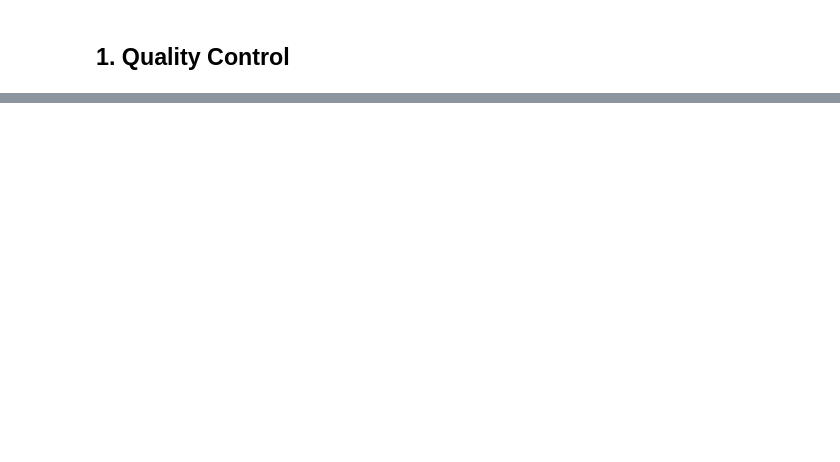
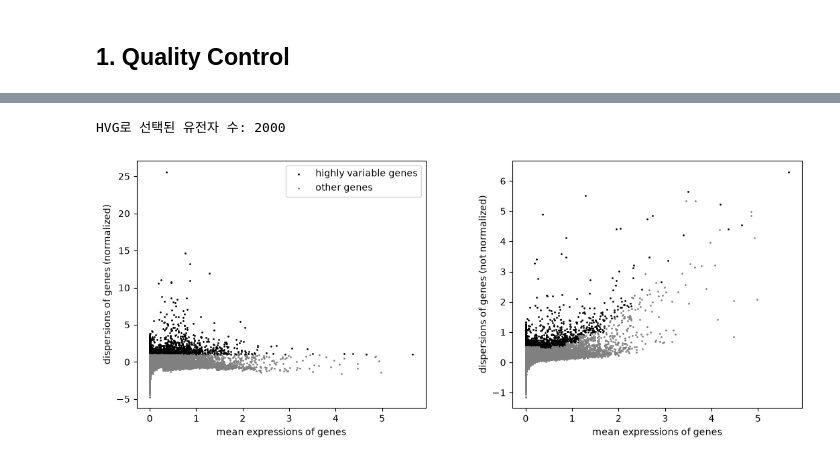
Before and after one commit to wooCuler/Spatial-TME-Toolkit, a Jupyter notebook: notebooks/visium_analysis.ipynb, the cells around one changed output, grey strips where cells are left out. Drawn from its saved outputs; the diff is of its cells as text; code cells hidden in the pictures; blank space fills up the shorter version.

```diff
--- a/notebooks/visium_analysis.ipynb
+++ b/notebooks/visium_analysis.ipynb
@@ -53,0 +135,3 @@ Visium은 spot당 다세포 혼합이므로, deconvolution 결과 또는 dominan
+# %%
+# 원본(raw) count를 layers에 보관 — 이후 일부 분석(예: 특정 LR/DE 방법)이 raw count를 요구할 수 있음
+adata.layers["counts"] = adata.X.copy()
@@ -53,0 +155,11 @@ Visium은 spot당 다세포 혼합이므로, deconvolution 결과 또는 dominan
+# %%
+# seurat_v3 flavor는 raw count(layers["counts"])를 입력으로 사용하는 방식이 권장되지만,
+# 여기서는 scanpy 기본(seurat) flavor로 log1p 정규화된 adata.X 기준 분산을 사용한다.
+sc.pp.highly_variable_genes(adata, n_top_genes=2000)
+print(f"HVG로 선택된 유전자 수: {adata.var['highly_variable'].sum()}")
+# %% [output]
+HVG로 선택된 유전자 수: 2000
+# %%
+sc.pl.highly_variable_genes(adata)
+# %% [output]
+[figure, added]
```
Also changed, not shown: parts of 35 cells of this notebook.
